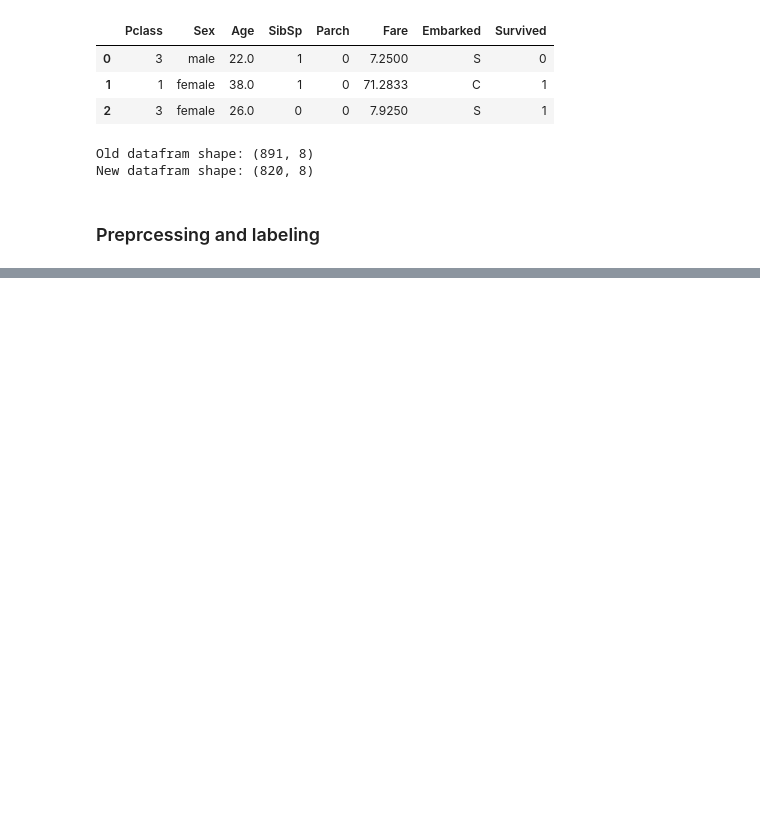
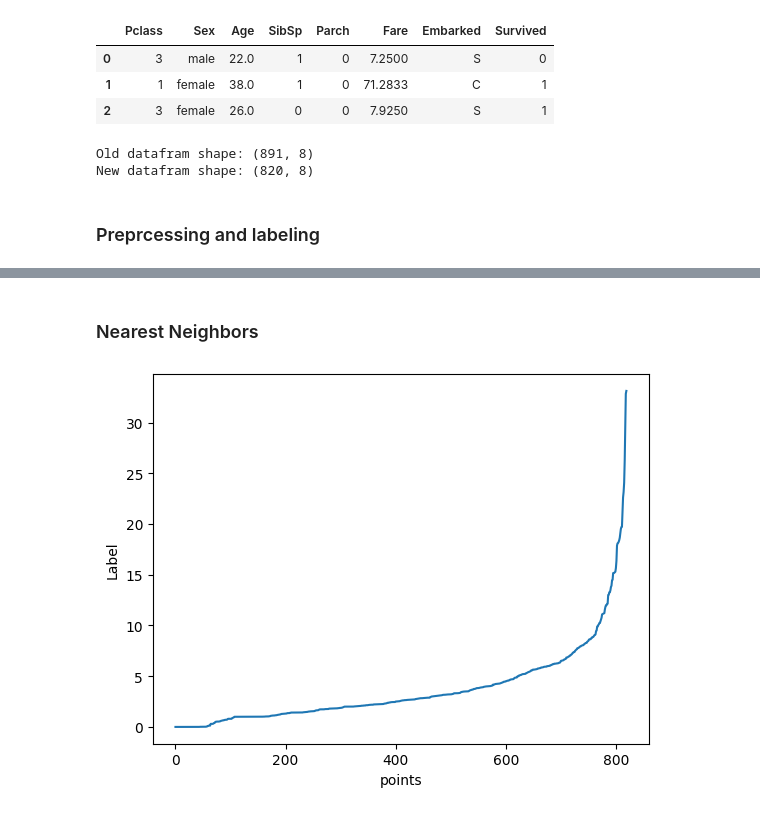
Before and after one commit to erirosv/DataScience, a Jupyter notebook: kaggle/titanic/titanic.ipynb, the cells around one changed output, grey strips where cells are left out. Drawn from its saved outputs; the diff is of its cells as text; code cells hidden in the pictures; blank space fills up the shorter version.

```diff
--- a/kaggle/titanic/titanic.ipynb
+++ b/kaggle/titanic/titanic.ipynb
@@ -182,0 +185,3 @@ from sklearn.preprocessing import StandardScaler, LabelEncoder
+# %%
+df_new.Sex = LabelEncoder().fit_transform(df_new.Sex)
+df_new.Embarked = LabelEncoder().fit_transform(df_new.Embarked.astype(str))
@@ -182,0 +199,16 @@ from sklearn.preprocessing import StandardScaler, LabelEncoder
+# %% [markdown]
+### Nearest Neighbors
+# %%
+amount = 8
+nn = NearestNeighbors(n_neighbors=amount)
+neighbors = nn.fit(df_new)
+
+dists, _ = nn.kneighbors(df_new)
+dists = np.sort(dists[:,7], axis=0)
+# %%
+plt.plot(dists)
+plt.xlabel('points')
+plt.ylabel('Label')
+plt.show()
+# %% [output]
+[figure, added]
```
Also changed, not shown: parts of 6 cells of this notebook.
